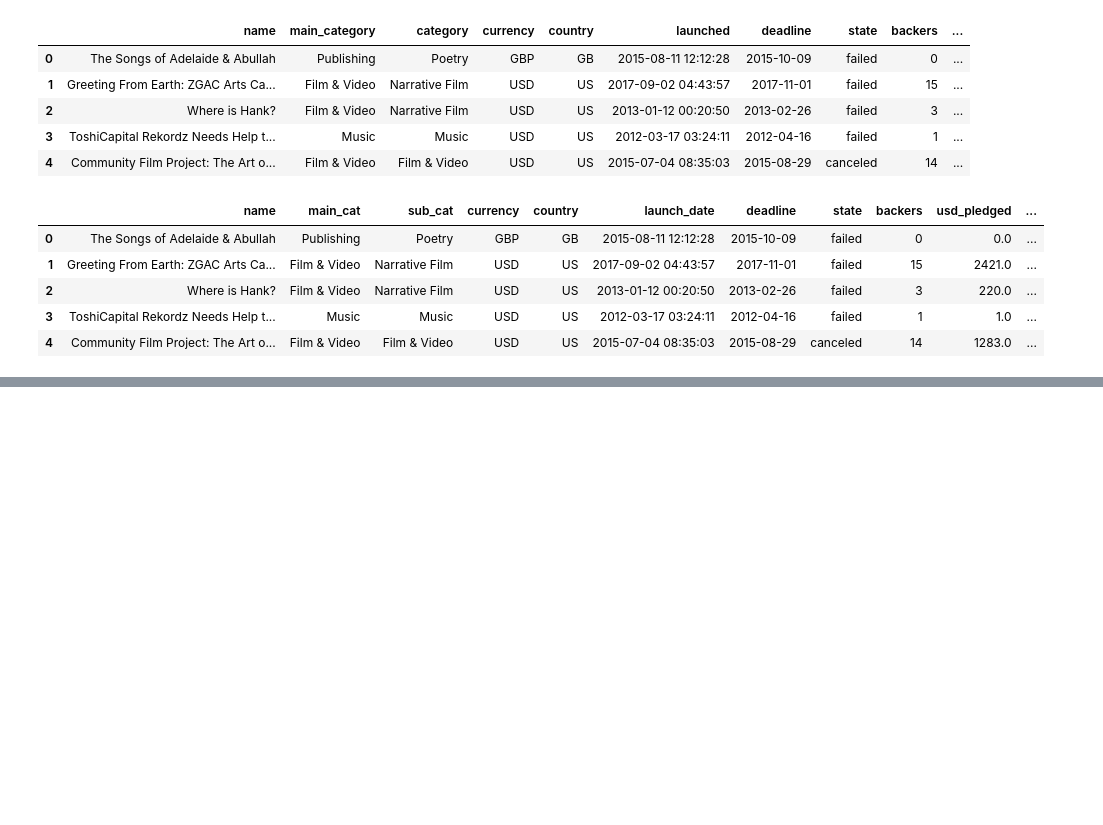
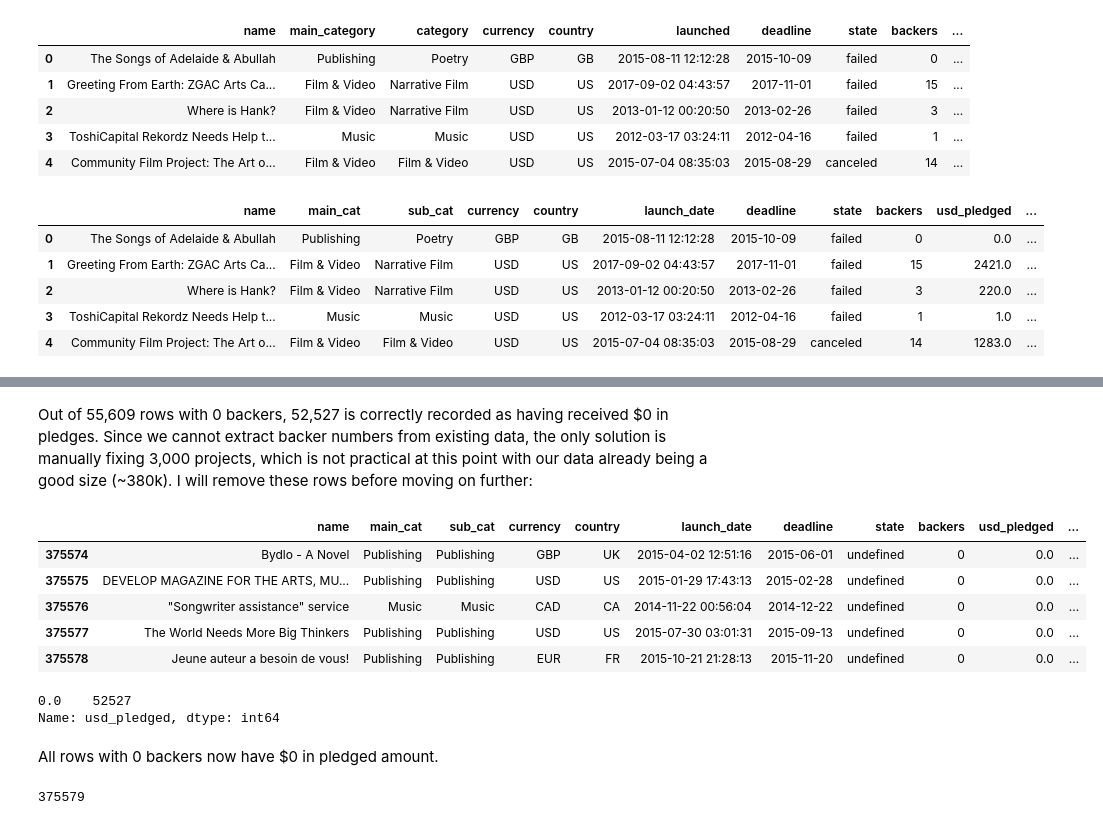
Before and after one commit to pjwseo/Kickstarter-Analysis, a Jupyter notebook: kickstarter-analysis.ipynb, the cells around one changed output, grey strips where cells are left out. Saved outputs shown, nothing was run; the diff lists cells and outputs as text; code cells hidden in the pictures; blank space fills up the shorter version.

```diff
--- a/kickstarter-analysis.ipynb
+++ b/kickstarter-analysis.ipynb
@@ -213,0 +405,2 @@ df.head()
+# %% [markdown]
+Out of 55,609 rows with 0 backers, 52,527 is correctly recorded as having received $0 in pledges. Since we cannot extract backer numbers from existing data, the only solution is manually fixing 3,000 projects, which is not practical at this point with our data already being a good size (~380k). I will remove these rows before moving on further:
@@ -213,0 +411,20 @@ df.head()
+# %%
+df.tail()
+# %% [output]
+|  | name | main_cat | sub_cat | currency | country | launch_date | deadline | state | backers | usd_pledged | ... |
+| 375574 | Bydlo - A Novel | Publishing | Publishing | GBP | UK | 2015-04-02 12:51:16 | 2015-06-01 | undefined | 0 | 0.0 | ... |
+| 375575 | DEVELOP MAGAZINE FOR THE ARTS, MU... | Publishing | Publishing | USD | US | 2015-01-29 17:43:13 | 2015-02-28 | undefined | 0 | 0.0 | ... |
+| 375576 | "Songwriter assistance" service | Music | Music | CAD | CA | 2014-11-22 00:56:04 | 2014-12-22 | undefined | 0 | 0.0 | ... |
+| 375577 | The World Needs More Big Thinkers | Publishing | Publishing | USD | US | 2015-07-30 03:01:31 | 2015-09-13 | undefined | 0 | 0.0 | ... |
+| 375578 | Jeune auteur a besoin de vous! | Publishing | Publishing | EUR | FR | 2015-10-21 21:28:13 | 2015-11-20 | undefined | 0 | 0.0 | ... |
+# %%
+df.query('backers == 0').usd_pledged.value_counts()
+# %% [output]
+0.0    52527
+Name: usd_pledged, dtype: int64
+# %% [markdown]
+All rows with 0 backers now have $0 in pledged amount.
+# %%
+len(df)
+# %% [output]
+375579
```
Also changed, not shown: parts of 24 cells of this notebook, 1 other file.
